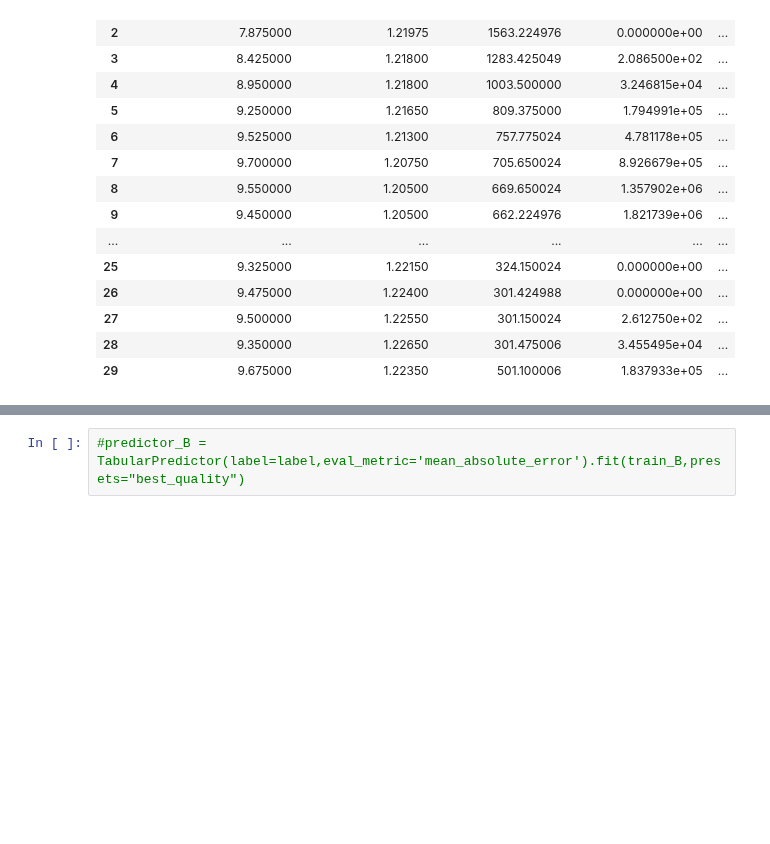
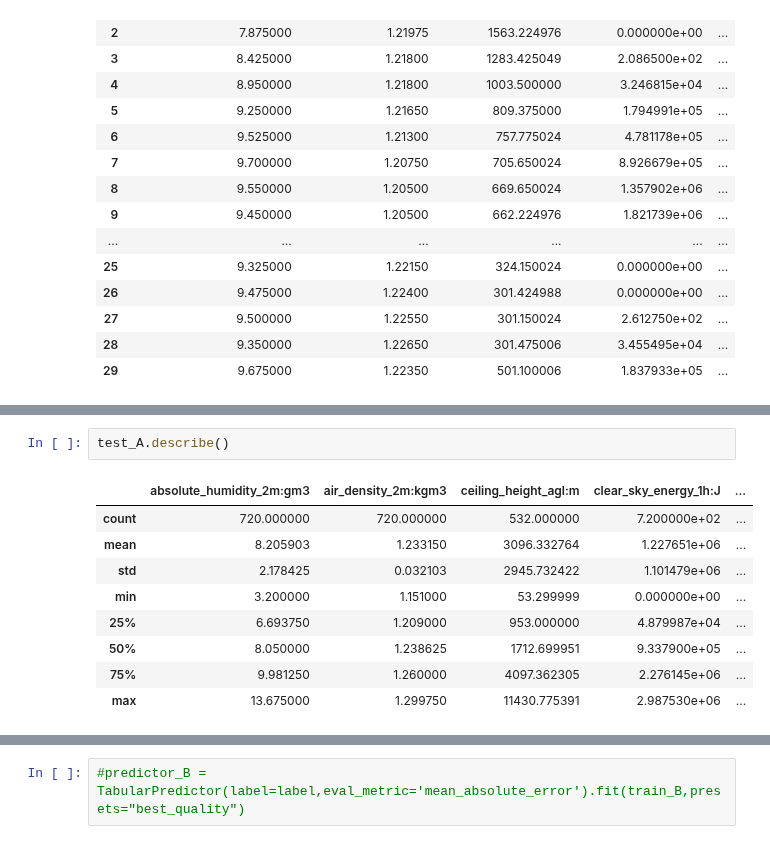
Before and after one commit to mikaelste/TDT4173-project, a Jupyter notebook: henning mats/play.ipynb, the cells around one changed output, grey strips where cells are left out. Drawn from its saved outputs; the diff is of its cells as text; blank space fills up the shorter version.

```diff
--- a/henning mats/play.ipynb
+++ b/henning mats/play.ipynb
@@ -336,0 +317,12 @@ TabularPredictor saved. To load, use: predictor = TabularPredictor.load("Autoglu
+# %%
+test_A.describe()
+# %% [output]
+|  | absolute_humidity_2m:gm3 | air_density_2m:kgm3 | ceiling_height_agl:m | clear_sky_energy_1h:J | ... |
+| count | 720.000000 | 720.000000 | 532.000000 | 7.200000e+02 | ... |
+| mean | 8.205903 | 1.233150 | 3096.332764 | 1.227651e+06 | ... |
+| std | 2.178425 | 0.032103 | 2945.732422 | 1.101479e+06 | ... |
+| min | 3.200000 | 1.151000 | 53.299999 | 0.000000e+00 | ... |
+| 25% | 6.693750 | 1.209000 | 953.000000 | 4.879987e+04 | ... |
+| 50% | 8.050000 | 1.238625 | 1712.699951 | 9.337900e+05 | ... |
+| 75% | 9.981250 | 1.260000 | 4097.362305 | 2.276145e+06 | ... |
+| max | 13.675000 | 1.299750 | 11430.775391 | 2.987530e+06 | ... |
```
Also changed, not shown: parts of 13 cells of this notebook, 17 other files.
